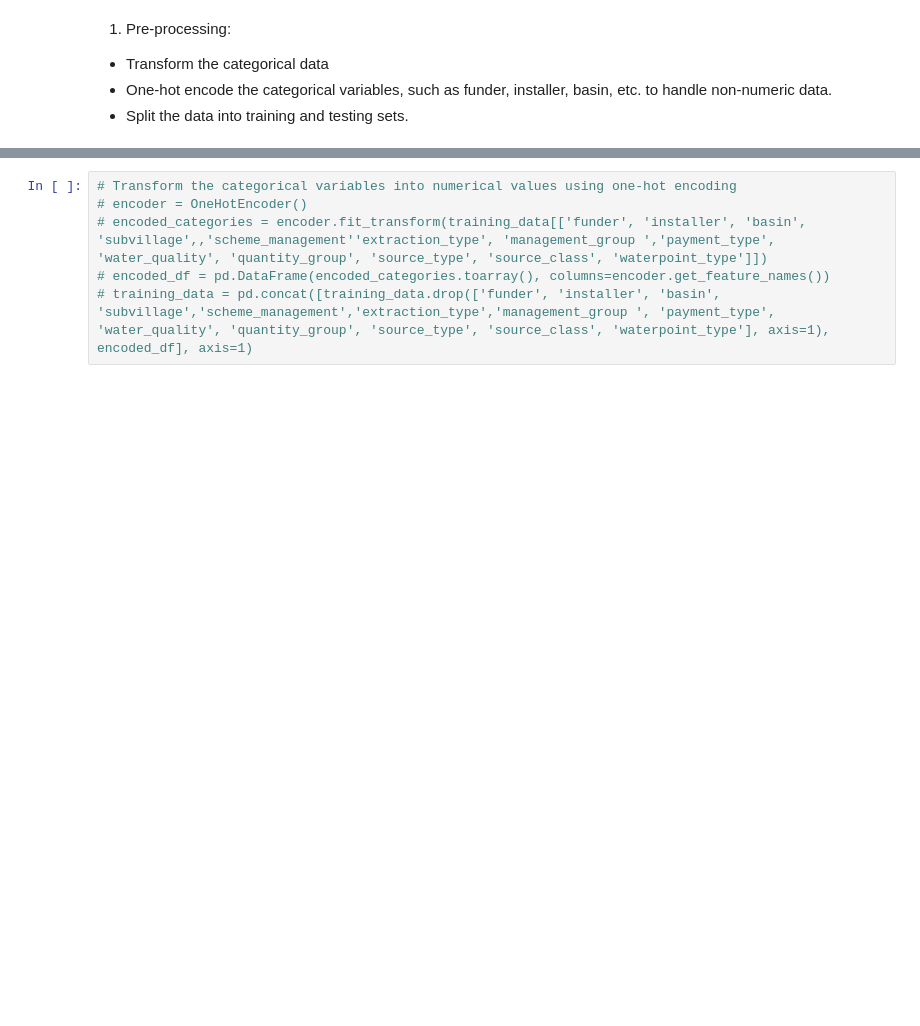
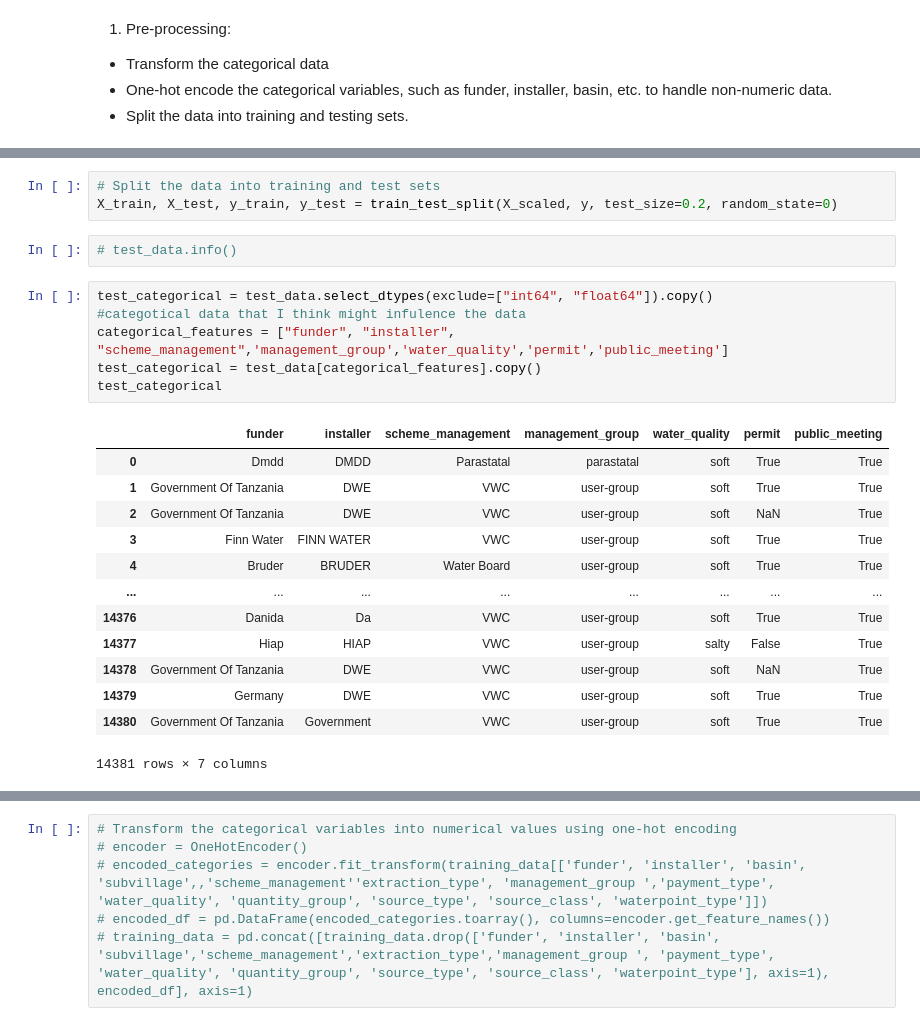
Before and after one commit to AmosMaru/Tanzania_water_pump_prediction, a Jupyter notebook: Modeling data.ipynb, the cells around one changed output, grey strips where cells are left out. Cells and saved outputs as stored; diff of their text form; blank space fills up the shorter version.

```diff
--- a/Modeling data.ipynb
+++ b/Modeling data.ipynb
@@ -103,0 +144,25 @@ memory usage: 8.7+ MB
+# %%
+# Split the data into training and test sets
+X_train, X_test, y_train, y_test = train_test_split(X_scaled, y, test_size=0.2, random_state=0)
+# %%
+# test_data.info()
+# %%
+test_categorical = test_data.select_dtypes(exclude=["int64", "float64"]).copy()
+#categotical data that I think might infulence the data
+categorical_features = ["funder", "installer", "scheme_management",'management_group','water_quality','permit','public_meeting']
+test_categorical = test_data[categorical_features].copy()
+test_categorical
+# %% [output]
+|  | funder | installer | scheme_management | management_group | water_quality | permit | public_meeting |
+| 0 | Dmdd | DMDD | Parastatal | parastatal | soft | True | True |
+| 1 | Government Of Tanzania | DWE | VWC | user-group | soft | True | True |
+| 2 | Government Of Tanzania | DWE | VWC | user-group | soft | NaN | True |
+| 3 | Finn Water | FINN WATER | VWC | user-group | soft | True | True |
+| 4 | Bruder | BRUDER | Water Board | user-group | soft | True | True |
+| ... | ... | ... | ... | ... | ... | ... | ... |
+| 14376 | Danida | Da | VWC | user-group | soft | True | True |
+| 14377 | Hiap | HIAP | VWC | user-group | salty | False | True |
+| 14378 | Government Of Tanzania | DWE | VWC | user-group | soft | NaN | True |
+| 14379 | Germany | DWE | VWC | user-group | soft | True | True |
+| 14380 | Government Of Tanzania | Government | VWC | user-group | soft | True | True |
+14381 rows × 7 columns
```
Also changed, not shown: parts of 58 cells of this notebook, 3 other files.
